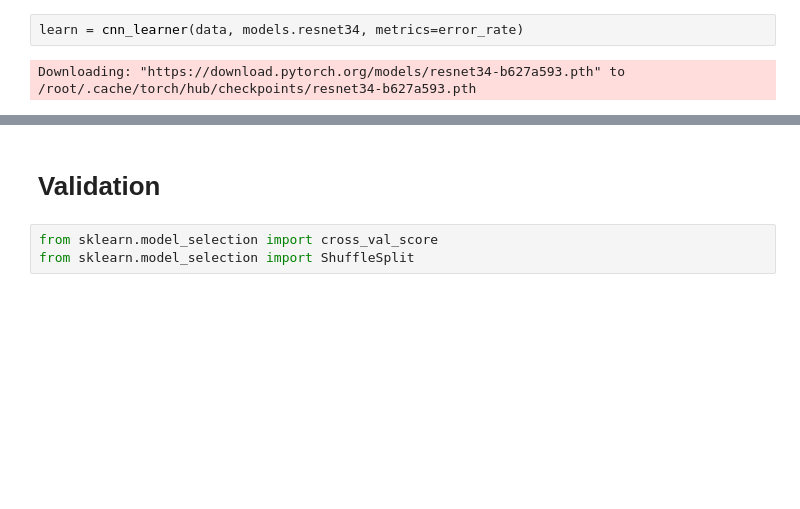
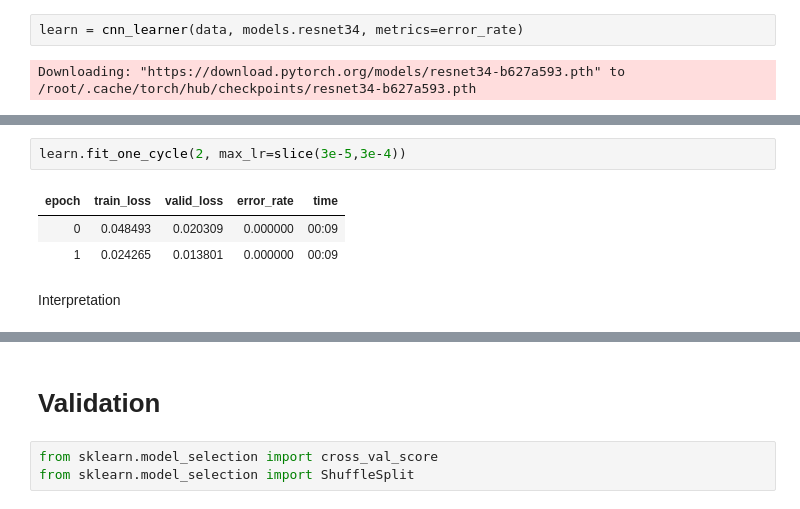
Before and after one commit to ManJ-PC/HelloCodeSchoolProject, a Jupyter notebook: Desafio.ipynb, the cells around one changed output, grey strips where cells are left out. Cells and saved outputs as stored; diff of their text form; blank space fills up the shorter version.

```diff
--- a/Desafio.ipynb
+++ b/Desafio.ipynb
@@ -198,0 +212,8 @@ learn.fit_one_cycle(4)
+# %%
+learn.fit_one_cycle(2, max_lr=slice(3e-5,3e-4))
+# %% [output]
+| epoch | train_loss | valid_loss | error_rate | time |
+| 0 | 0.048493 | 0.020309 | 0.000000 | 00:09 |
+| 1 | 0.024265 | 0.013801 | 0.000000 | 00:09 |
+# %% [markdown]
+Interpretation
```
Also changed, not shown: parts of 6 cells of this notebook.
